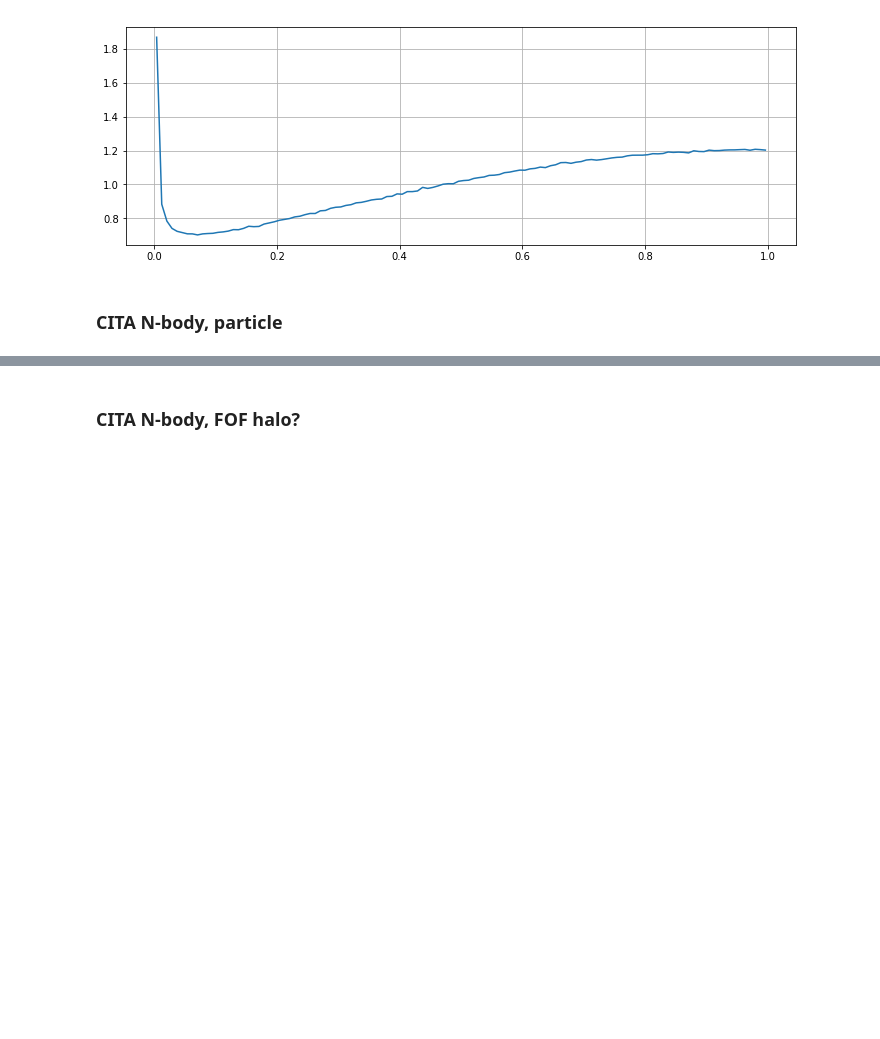
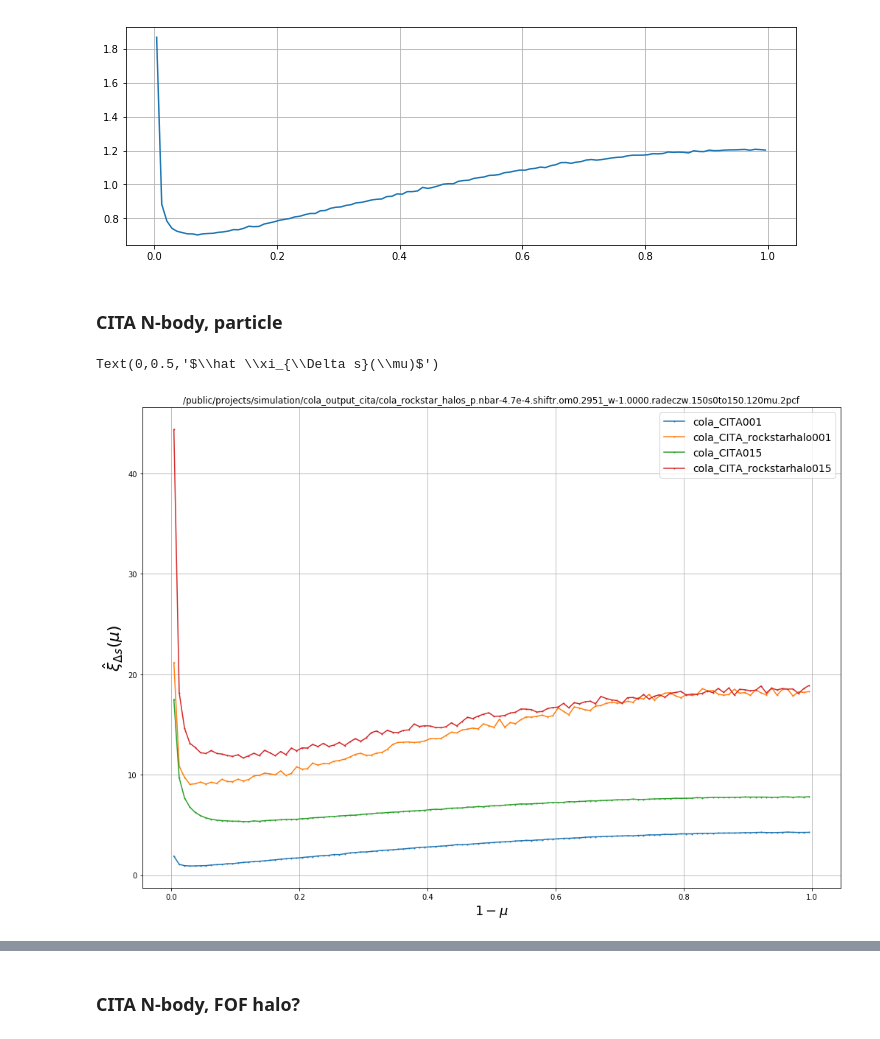
Before and after one commit to cosmologywater/cf_pks, a Jupyter notebook: src/sum2pcf.ipynb, the cells around one changed output, grey strips where cells are left out. Saved outputs shown, nothing was run; the diff lists cells and outputs as text; code cells hidden in the pictures; blank space fills up the shorter version.

```diff
--- a/src/sum2pcf.ipynb
+++ b/src/sum2pcf.ipynb
@@ -130,4 +138,62 @@ ax.grid()
 [figure]
 # %% [markdown]
 ### CITA N-body, particle
+# %%
+fig = plt.figure(figsize=(17, 12))
+ax = fig.add_subplot(111)
+for filename_label in [
+    ['/public/projects/simulation/cola_output_cita/cola_cita_01.shiftr.om0.2951_w-1.0000.radeczw.150s0to150.120mu.2pcf',
+     'cola_CITA001'],
+    ['/public/projects/simulation/cola_output_cita/cola_rockstar_halos_b.nbar-4.7e-4.shiftr.om0.2951_w-1.0000.radeczw.150s0to150.120mu.2pcf',
+     'cola_CITA_rockstarhalo001'],
+    #['/home/xiaodongli/projects/mhyl_2pcf/CITAData/subsamples/gadget_001.rat0.0027_ranseed0.shiftr.om0.2951_w-1.0000.radeczw.150s0to150.120mu.2pcf',
+     #'CITA_particle001'],
+    #['/public/projects/simulation/cola_output_cita/cola_cita_09.shiftr.om0.2951_w-1.0000.radeczw.150s0to150.120mu.2pcf',
+    # 'cola_CITA008'],
+    #['/public/projects/simulation/cola_output_cita/cola_rockstar_halos_i.nbar-4.7e-4.shiftr.om0.2951_w-1.0000.radeczw.150s0to150.120mu.2pcf',
+    # 'cola_CITA_rockstarhalo008'],
+    #['/home/xiaodongli/projects/mhyl_2pcf/CITAData/subsamples/gadget_008.rat0.0027_ranseed0.shiftr.om0.2951_w-1.0000.radeczw.150s0to150.120mu.2pcf',
+    # 'CITA_particle008'],
+    ['/public/projects/simulation/cola_output_cita/cola_cita_015.shiftr.om0.2951_w-1.0000.radeczw.150s0to150.120mu.2pcf',
+     'cola_CITA015'],
+    ['/public/projects/simulation/cola_output_cita/cola_rockstar_halos_p.nbar-4.7e-4.shiftr.om0.2951_w-1.0000.radeczw.150s0to150.120mu.2pcf',
+     'cola_CITA_rockstarhalo015'],
+    #['/public/projects/cf_pks/BigMDPL_mge1e13/old2pcf/BigMDPL_mge1e13.csv.snap79.shiftr.nbar-4.7e-4.om0.3071_w-1.0000.radeczw.150s0to150.120mu.2pcf',
+    # 'BigMD_z0_rockstarhalo'],
+    #['/home/xiaodongli/projects/mhyl_2pcf/CITAData/subsamples/gadget_015.rat0.0027_ranseed0.shiftr.om0.2951_w-1.0000.radeczw.150s0to150.120mu.2pcf',
+    # 'CITA_particle015']
+    ]:
+    filename, label = filename_label
+    norms = [float(xx) for xx in open(filename, 'r').readline().split()[1:4]]
+    data = np.loadtxt(filename)
+    numsbin=150; nummubin=120;
+    s_min=6; s_max = 40;
+
+    xi = [[0 for rowmu in range(nummubin)] for rows in range(numsbin)];
+
+    for rows in range(numsbin):
+        for rowmu in range(nummubin):
+            irow = rows*nummubin+rowmu
+            DD = data[irow][3]/norms[0]
+            DR = data[irow][4]/norms[1]
+            RR = data[irow][6]/norms[2]
+            xi[rows][rowmu] = (DD - 2*DR + RR)/RR
+    intximu = [ sum([xi[rows][rowmu] for rows in range(s_min,s_max+1)]) for rowmu in range(nummubin)]
+    mu = [data[row][0] for row in range(120)]
+    X = [1-data[row][0] for row in range(120)]
+    #dmu = [mu[i+1]-mu[i] for i in range(119)]
+
+    int_intximu_to_mu = sum([intximu[row]*1.0/120 for row in range(120)])
+    #Y = intximu/int_intximu_to_mu
+    Y = intximu
+
+    ax.plot(X, Y, marker='o', markersize=1, label=label )
+    ax.set_title(filename)
+ax.grid()
+ax.legend(fontsize=14)
+ax.set_xlabel('$1-\mu$', fontsize=18)
+ax.set_ylabel(r'$\hat \xi_{\Delta s}(\mu)$', fontsize=22)
+# %% [output]
+Text(0,0.5,'$\\hat \\xi_{\\Delta s}(\\mu)$')
+[figure, added]
 # %%
```
Also changed, not shown: parts of 15 cells of this notebook, 20 other files.
